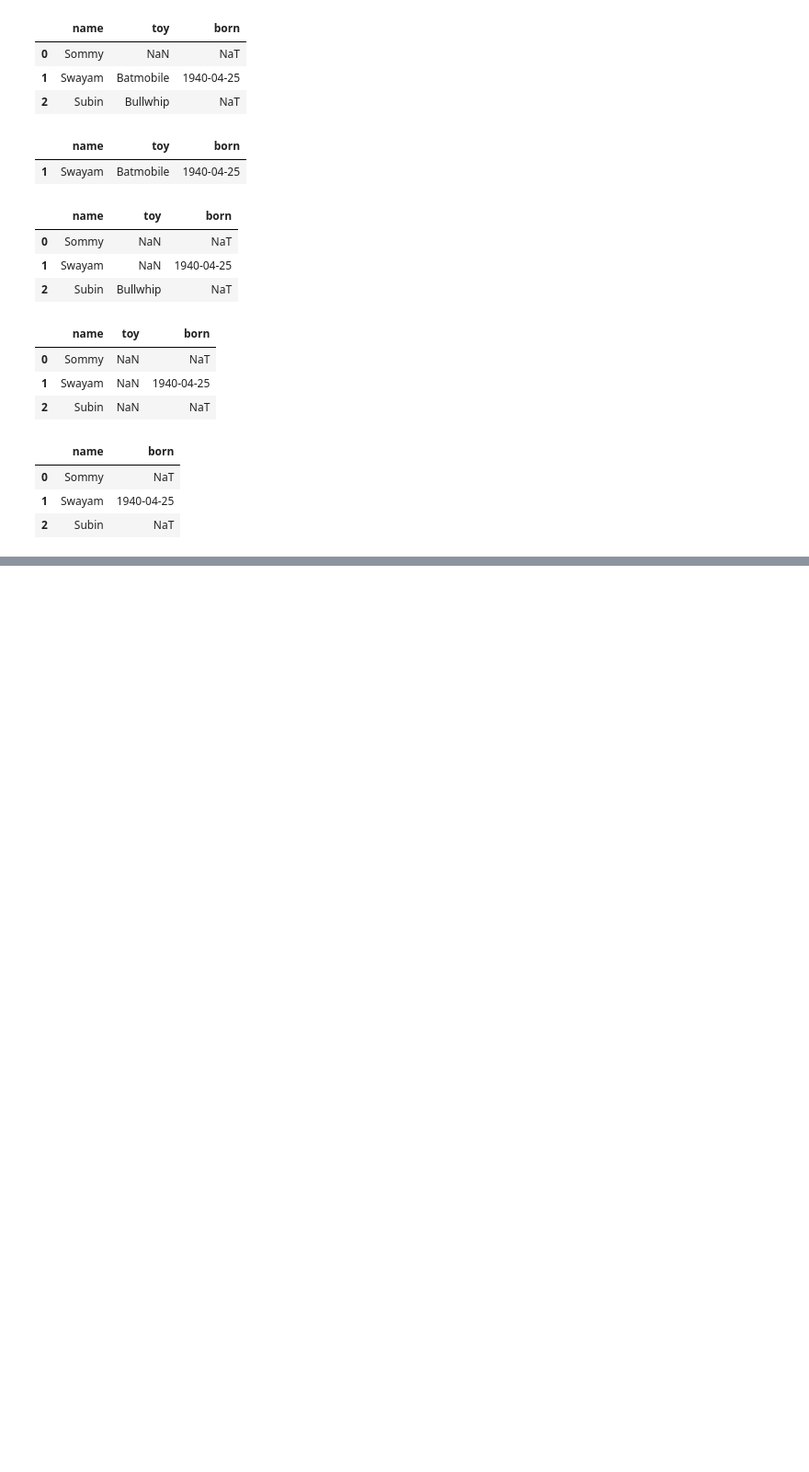
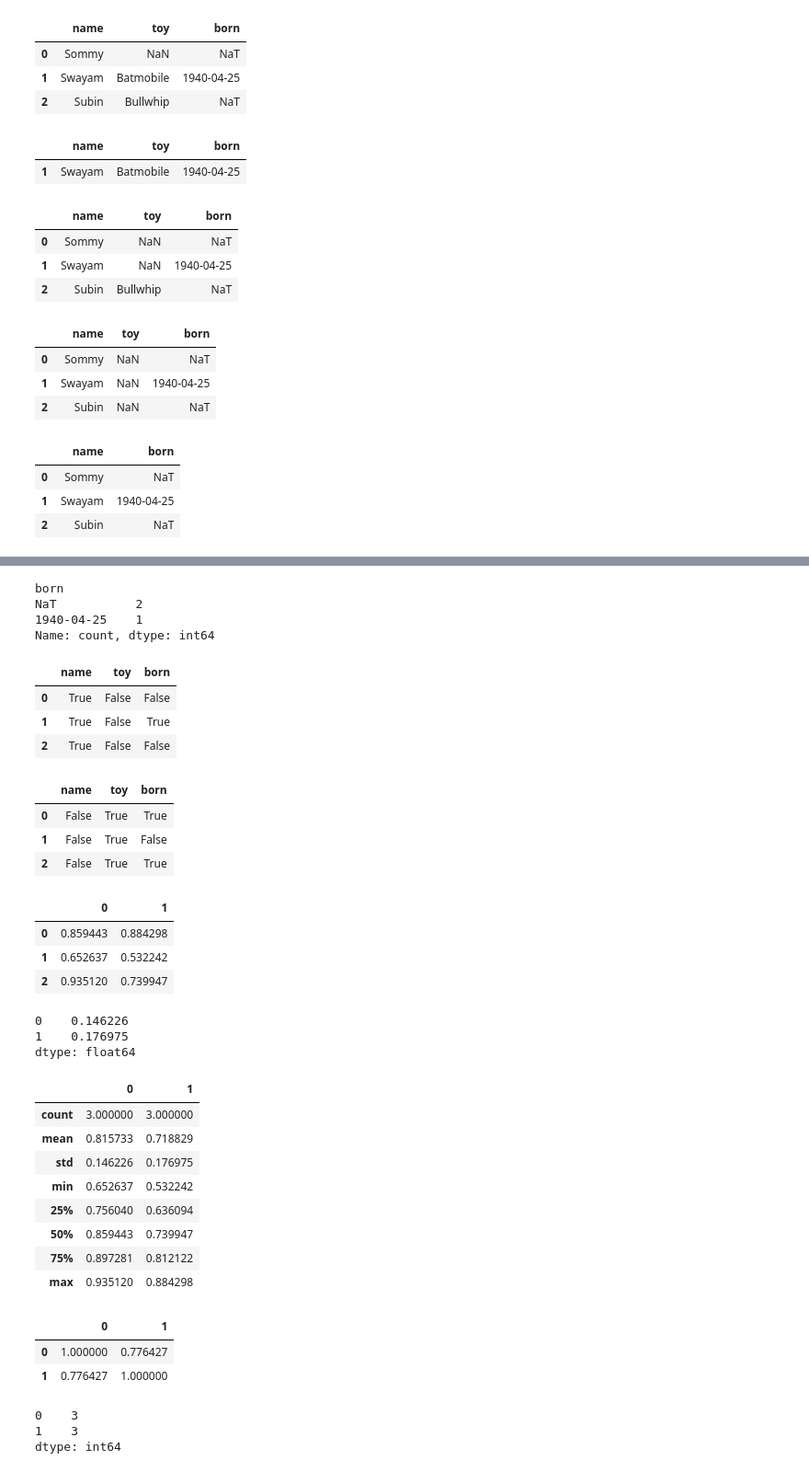
Before and after one commit to Swayam-Ghimire/pandas, a Jupyter notebook: Pandas.ipynb, the cells around one changed output, grey strips where cells are left out. Shown at 92% size. Saved outputs shown, nothing was run; the diff lists cells and outputs as text; code cells hidden in the pictures; blank space fills up the shorter version.

```diff
--- a/Pandas.ipynb
+++ b/Pandas.ipynb
@@ -890,0 +959,60 @@ df.dropna(how='all', axis = 1)
+# %%
+df['born'].value_counts(dropna=False)
+# %% [output]
+born
+NaT           2
+1940-04-25    1
+Name: count, dtype: int64
+# %%
+df.notnull()
+# %% [output]
+|  | name | toy | born |
+| 0 | True | False | False |
+| 1 | True | False | True |
+| 2 | True | False | False |
+# %%
+df.isnull()
+# %% [output]
+|  | name | toy | born |
+| 0 | False | True | True |
+| 1 | False | True | False |
+| 2 | False | True | True |
+# %%
+adf = pd.DataFrame(np.random.rand(3,2))
+# %%
+adf.head()
+# %% [output]
+|  | 0 | 1 |
+| 0 | 0.859443 | 0.884298 |
+| 1 | 0.652637 | 0.532242 |
+| 2 | 0.935120 | 0.739947 |
+# %%
+adf.std()
+# %% [output]
+0    0.146226
+1    0.176975
+dtype: float64
+# %%
+adf.describe()
+# %% [output]
+|  | 0 | 1 |
+| count | 3.000000 | 3.000000 |
+| mean | 0.815733 | 0.718829 |
+| std | 0.146226 | 0.176975 |
+| min | 0.652637 | 0.532242 |
+| 25% | 0.756040 | 0.636094 |
+| 50% | 0.859443 | 0.739947 |
+| 75% | 0.897281 | 0.812122 |
+| max | 0.935120 | 0.884298 |
+# %%
+adf.corr()
+# %% [output]
+|  | 0 | 1 |
+| 0 | 1.000000 | 0.776427 |
+| 1 | 0.776427 | 1.000000 |
+# %%
+adf.count()
+# %% [output]
+0    3
+1    3
+dtype: int64
```
Also changed, not shown: parts of 49 cells of this notebook, 2 other files.
